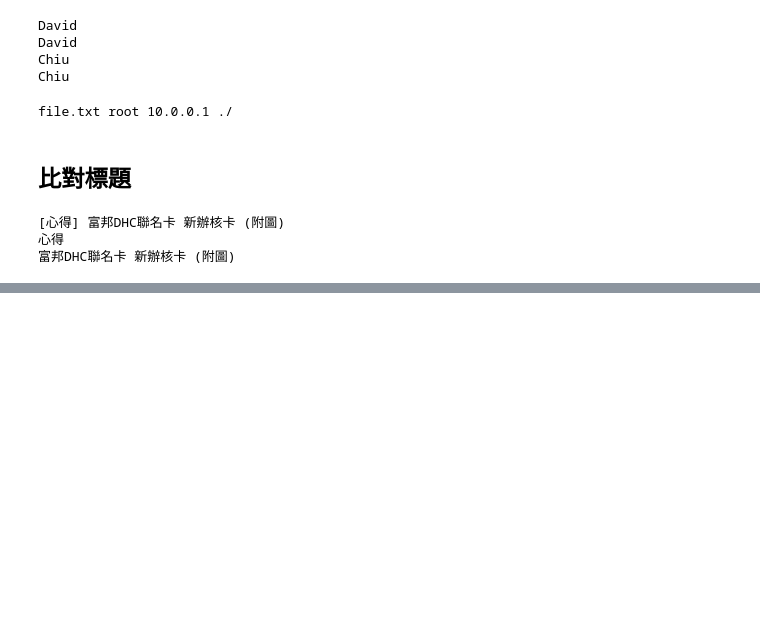
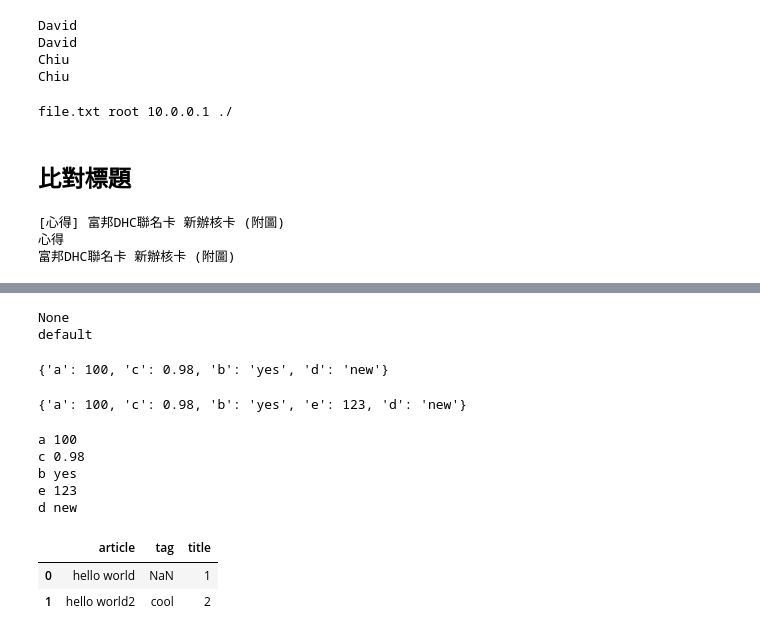
Before and after one commit to ywchiu/pyfintech2, a Jupyter notebook: 20160924Demo.ipynb, the cells around one changed output, grey strips where cells are left out. Drawn from its saved outputs; the diff is of its cells as text; code cells hidden in the pictures; blank space fills up the shorter version.

```diff
--- a/20160924Demo.ipynb
+++ b/20160924Demo.ipynb
@@ -410,0 +598,6 @@ print m.group(2)
+# %%
+print dic.get('d')
+print dic.get('d', 'default')
+# %% [output]
+None
+default
@@ -410,0 +606,28 @@ print m.group(2)
+# %%
+print dic
+# %% [output]
+{'a': 100, 'c': 0.98, 'b': 'yes', 'd': 'new'}
+# %%
+dic.update({'e':123})
+print dic
+# %% [output]
+{'a': 100, 'c': 0.98, 'b': 'yes', 'e': 123, 'd': 'new'}
+# %%
+# iterthe dictionary
+for rec in dic:
+    print rec,dic[rec]
+# %% [output]
+a 100
+c 0.98
+b yes
+e 123
+d new
+# %%
+import pandas
+a = [{'title':1, 'article':'hello world'}, {'title':2, 'article':'hello world2', 'tag':'cool'}]
+df = pandas.DataFrame(a)
+df
+# %% [output]
+|  | article | tag | title |
+| 0 | hello world | NaN | 1 |
+| 1 | hello world2 | cool | 2 |
```
Also changed, not shown: parts of 22 cells of this notebook.
